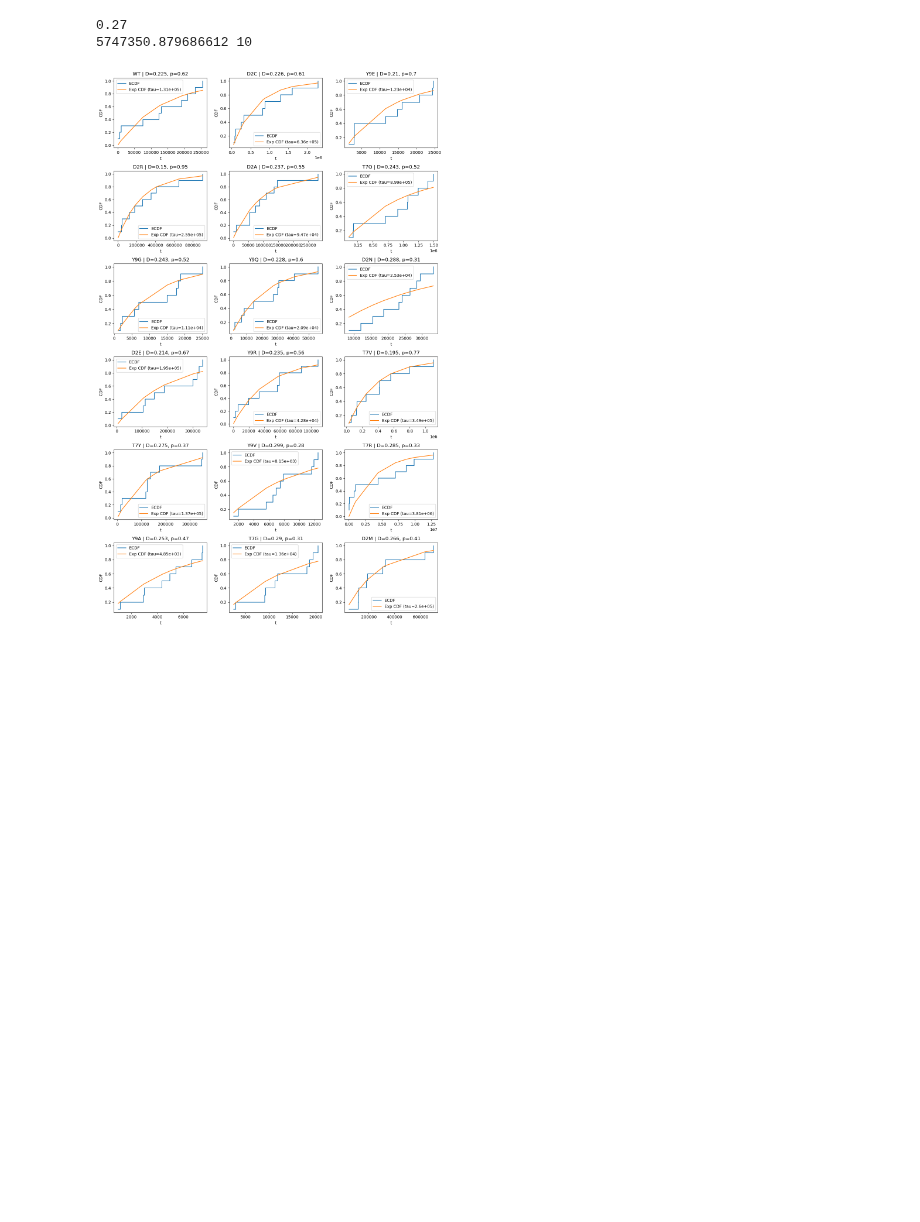
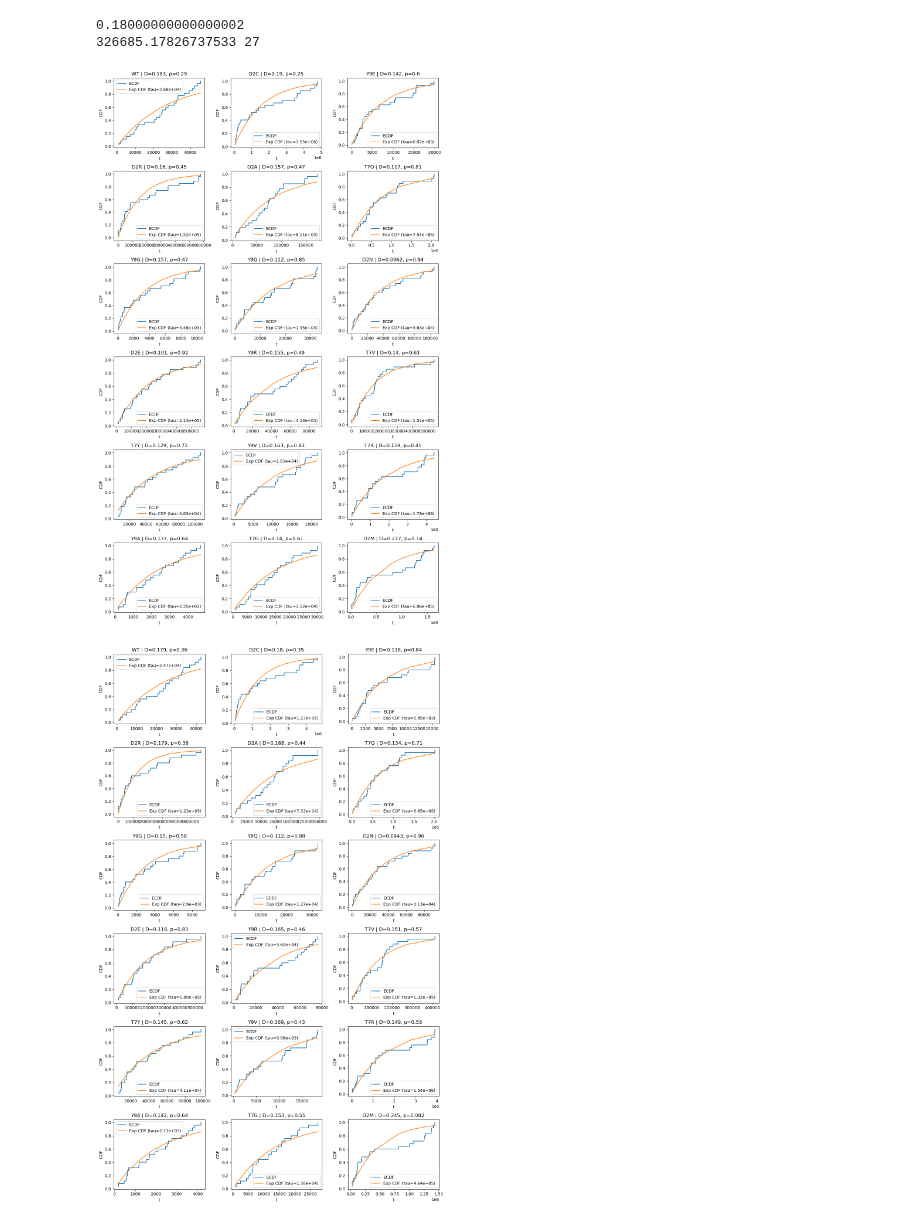
Before and after one commit to MendelsResearchGroup/guiding-peptide-kinetics, a Jupyter notebook: src/fpt.ipynb, the cells around one changed output. Saved outputs shown, nothing was run; the diff lists cells and outputs as text; code cells hidden in the pictures; blank space fills up the shorter version.

```diff
--- a/src/fpt.ipynb
+++ b/src/fpt.ipynb
@@ -49,6 +49,6 @@ from common.consts import proteins, thresholds, res_colors
 # %%
-# import pickle
+import pickle
 
-# with open("../data/mfpt-pace=25000.pkl", "wb") as f:
-#     pickle.dump(all_mfpt, f)
-# print(all_mfpt['chignolin'].keys())
+with open("../data/mfpt-pace=25000.pkl", "wb") as f:
+    pickle.dump(all_mfpt, f)
+print(all_mfpt['chignolin'].keys())
@@ -85,7 +87,7 @@ def collect_df(all_mfpt, th: float, sample_size: int):
         if short is None:
             raise ValueError(f"Unknown mutation: {long_name}")
         s = np.sort(np.array(all_mfpt[long_name][th]))
-        mfpt, lim = estimateMFPT(s, 10)
+        mfpt, lim = estimateMFPT(s)
         print(f"{long_name} ({short}): {(mfpt * 1e-6):.4g} us, extra: {lim:.4g}")
 
         rows.append({
@@ -174,8 +176,7 @@ with open("../data/mfpt-pace=25000.pkl", "rb") as f:
 
 thresholds = np.array(list(all_mfpt['chignolin'].keys()))
 sample_size = 200
-th = thresholds[-2]
-print (th)
+th = thresholds[2]
 df = collect_df(all_mfpt, th, sample_size)
 print(th)
 plot_mfpt_corr(df, 'eigenvalue', annotate=True)
@@ -489,7 +489,7 @@ def plot_ecdfs_grid_fastest_k(all_mfpt, names, th, k = None ):
     fig.tight_layout()
     return fig
 
-th = np.array(list(all_mfpt['chignolin'].keys()))[3]
+th = np.array(list(all_mfpt['chignolin'].keys()))[2]
 print(th)
 names = list(proteins)
 k = 25
@@ -498,8 +498,8 @@ res = ks_table_fastest_k(all_mfpt, names, th, k = k)
 plot_ecdfs_grid_fastest_k(all_mfpt, names, th)
 plt.show()
 
-# plot_ecdfs_grid_fastest_k(all_mfpt, names, th, k = k)
-# plt.show()
+plot_ecdfs_grid_fastest_k(all_mfpt, names, th, k = k)
+plt.show()
 
 def compare_k_vs_dynamic(all_mfpt, names, th, k = k):
     rows = []
@@ -512,42 +512,41 @@ def compare_k_vs_dynamic(all_mfpt, names, th, k = k):
         plt.close(fig)
 
         # Dynamic k from estimateMFPT
-        _, k_dyn = estimateMFPT(s_all, 10)
+        _, k_dyn = estimateMFPT(s_all, 5)
         s_dyn = s_all[:k_dyn]
         fig, ax = plt.subplots()
         tau_d, D_d, p_d, _ = fit_exp_ecdf(s_dyn, ax=ax)
         plt.close(fig)
 
         rows.append({
             "name": name,
             "k_fixed": k, "tau_fixed": tau_f, "D_fixed": D_f, "p_fixed": p_f,
             "k_dyn": k_dyn, "tau_dyn": tau_d, "D_dyn": D_d, "p_dyn": p_d
         })
 
     df = pd.DataFrame(rows)
     print(df.to_string(index=False))
 
-    # Scatter plot comparison
     fig, axes = plt.subplots(1, 2, figsize=(10, 4))
     axes[0].scatter(df["D_fixed"], df["D_dyn"])
     axes[0].plot([0, 1], [0, 1], 'k--', lw=1)
     axes[0].set_xlabel(f"D (k={k})")
     axes[0].set_ylabel("D (dynamic k)")
     axes[0].set_title("KS D comparison")
 
     axes[1].scatter(df["p_fixed"], df["p_dyn"])
     axes[1].plot([0, 1], [0, 1], 'k--', lw=1)
     axes[1].set_xlabel(f"p-value (k={k})")
     axes[1].set_ylabel("p-value (dynamic k)")
     axes[1].set_title("KS p-value comparison")
 
     fig.tight_layout()
     return df, fig
 
-# Run comparison
-# df_comparison, fig_cmp = compare_k_vs_dynamic(all_mfpt, names, th)
-# plt.show()
+df_comparison, fig_cmp = compare_k_vs_dynamic(all_mfpt, names, th)
+plt.show()
 # %% [output]
-0.27
-5747350.879686612 10
+0.18000000000000002
+326685.17826737533 27
-[figure, old version]
+[figure, new version]
+[figure, added]
```
Also changed, not shown: parts of 7 cells of this notebook, 25 other files.
